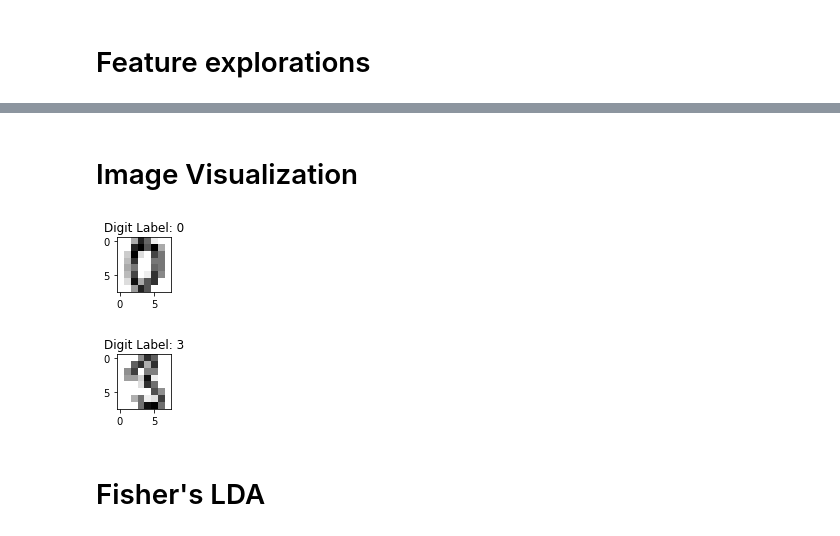
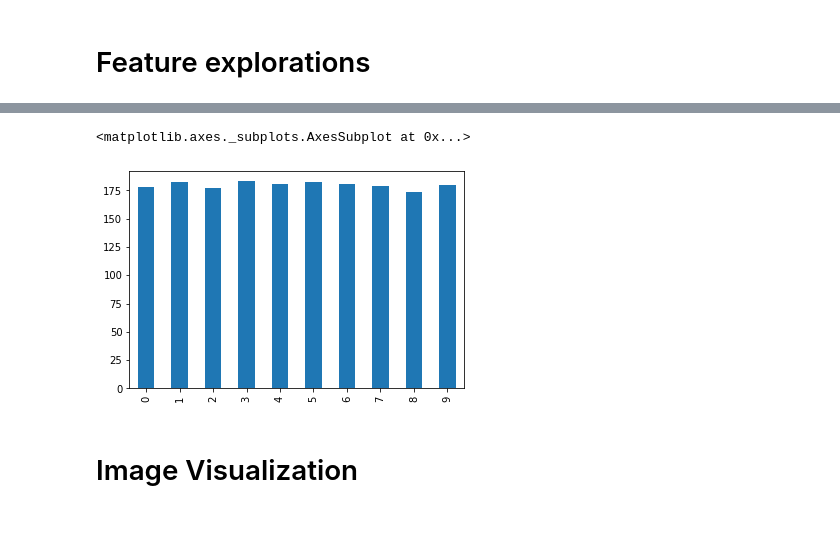
Before and after one commit to adib2149/data-science-experiments, a Jupyter notebook: homework1/LDAGaussianDigit.ipynb, the cells around one changed output, grey strips where cells are left out. Cells and saved outputs as stored; diff of their text form; code cells hidden in the pictures.

```diff
--- a/homework1/LDAGaussianDigit.ipynb
+++ b/homework1/LDAGaussianDigit.ipynb
@@ -39,0 +45,4 @@ digits.describe()
+# %%
+# general distribution of classes
+classes = digits.iloc[:,-1].value_counts().sort_index(ascending=True)
+classes
@@ -40,2 +61,7 @@ digits.describe()
+# %%
+classes.plot(kind='bar', stacked=True, colormap="tab10")
+# %% [output]
+<matplotlib.axes._subplots.AxesSubplot at 0x...>
+[figure, added]
 # %% [markdown]
 # Image Visualization
@@ -60,10 +67,0 @@ def show_random_image():
-# %%
-show_image_by_index(0)
-# %% [output]
-[figure, removed]
-# %%
-show_random_image()
-# %% [output]
-[figure, removed]
-# %% [markdown]
-# Fisher's LDA
```
Also changed, not shown: parts of 61 cells of this notebook, 1 other file.
